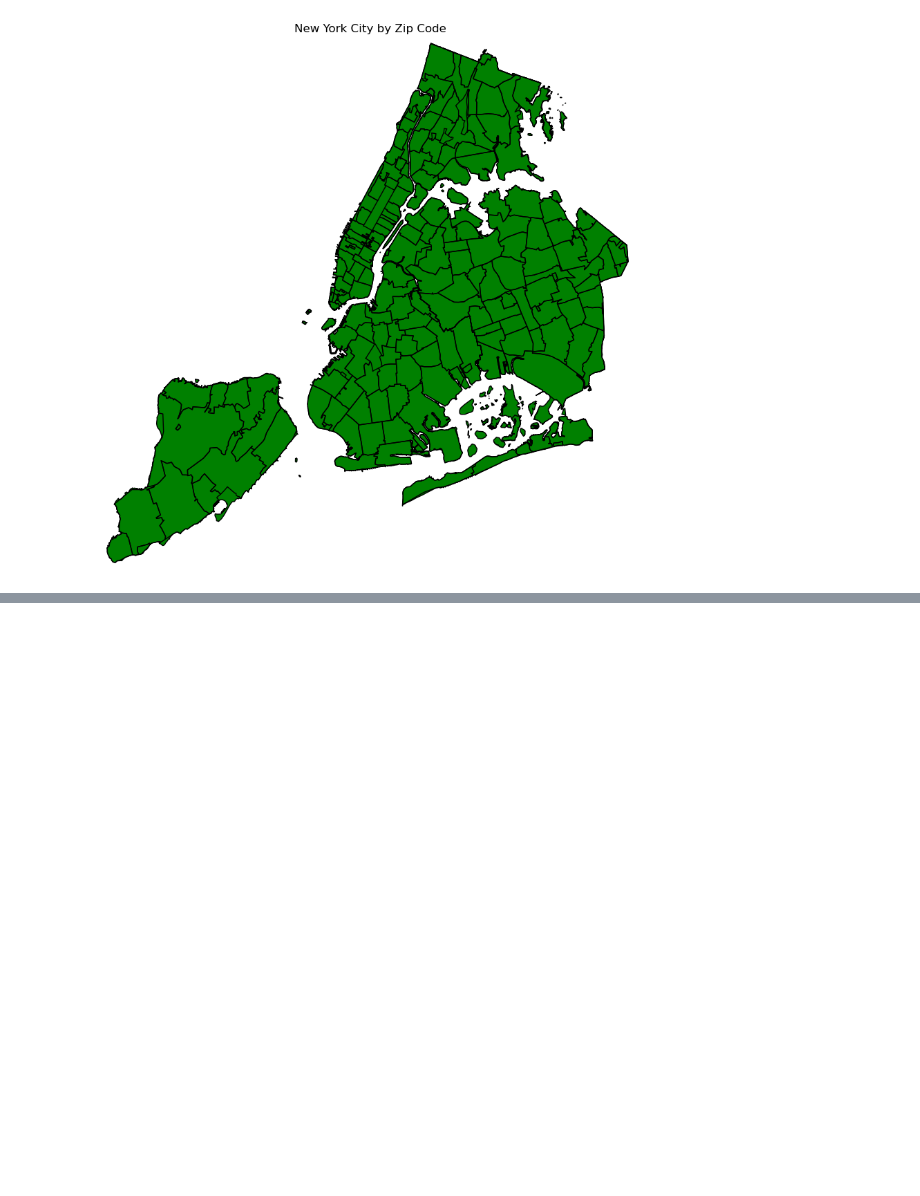
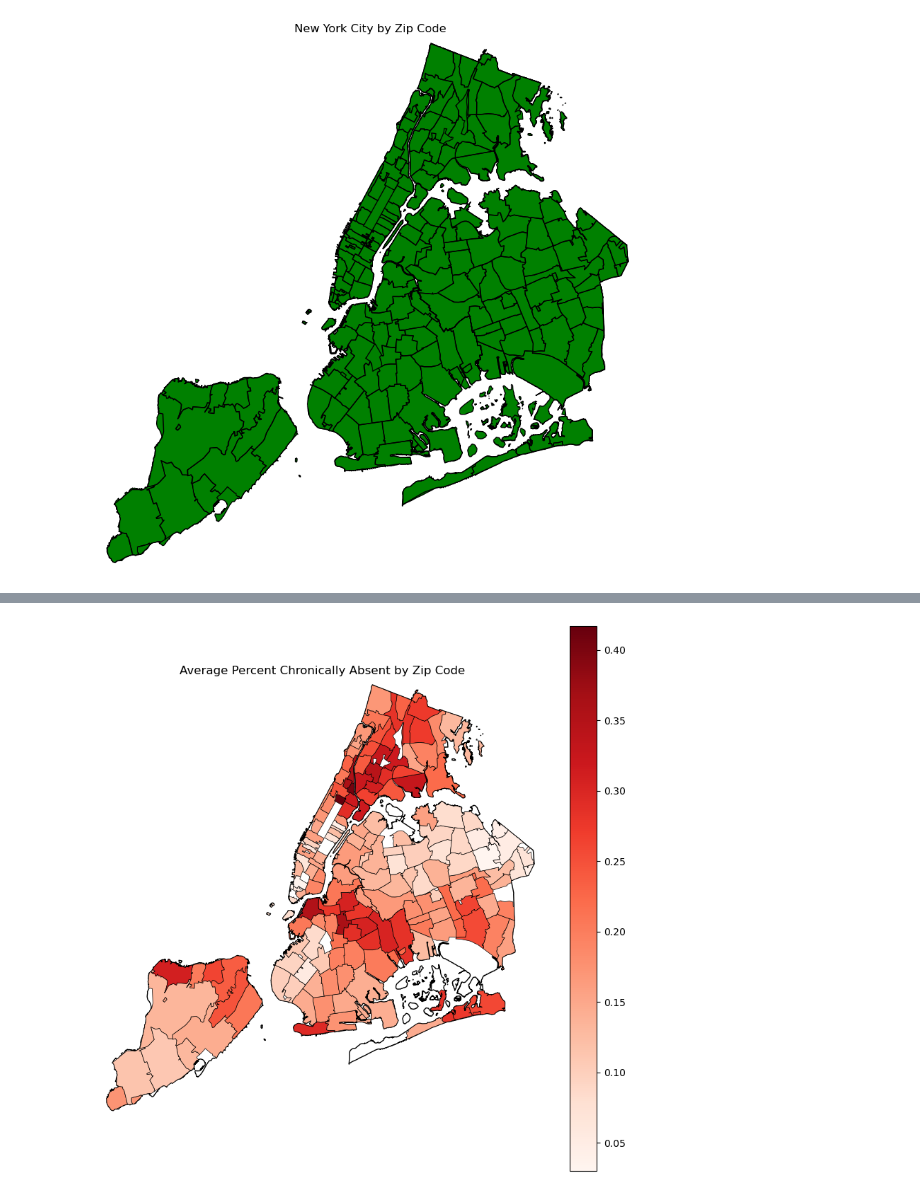
Before and after one commit to akreithen/ECO225-Project, a Jupyter notebook: Why are students absent?.ipynb, the cells around one changed output, grey strips where cells are left out. Drawn from its saved outputs; the diff is of its cells as text; code cells hidden in the pictures; blank space fills up the shorter version.

```diff
--- a/Why are students absent?.ipynb
+++ b/Why are students absent?.ipynb
@@ -396,3 +446,7 @@ plt.ylabel("Latitude")
 plt.show()
 # %% [output]
 [figure]
+# %%
+df["Coordinates"] = list(zip(df.Longitude, df.Latitude))
+df["Coordinates"] = df["Coordinates"].apply(Point)
+df.head()
@@ -398,0 +554,39 @@ plt.show()
+# %%
+# Read in NYC Borough shape files
+nyc_boroughs_url = "https://data.cityofnewyork.us/api/geospatial/tqmj-j8zm?method=export&format=Shapefile"
+nyc_boroughs = gpd.read_file(nyc_boroughs_url)
+nyc_boroughs = nyc_boroughs.rename(columns={'boro_name': 'BoroName'})
+
+# Read in Zip Codes
+zip_df = gpd.read_file("https://www2.census.gov/geo/tiger/GENZ2018/shp/cb_2018_us_zcta510_500k.zip")
+zip_df = zip_df.to_crs(nyc_boroughs.crs)
+
+# Filter to include only NYC zip codes
+nyc_zip_codes = gpd.overlay(zip_df, nyc_boroughs, how='intersection')
+
+# Group by zip code and calculate average percent chronically absent
+zip_code_group = df.groupby("Zip")["Percent of Students Chronically Absent"].mean().reset_index()
+
+# Convert 'Zip' column in zip_code_group to the same data type as 'ZCTA5CE10' column in nyc_zip_codes
+zip_code_group['Zip'] = zip_code_group['Zip'].astype(str)
+
+# Merge dataframes on the appropriate column
+nyc_zip_codes = pd.merge(nyc_zip_codes, zip_code_group, left_on='ZCTA5CE10', right_on='Zip', how='left')
+
+# Plot New York City Map with Zip Codes
+fig, ax = plt.subplots(figsize=(10, 10), facecolor='white')
+nyc_boroughs.plot(ax=ax, edgecolor="black", facecolor='white', linewidth=1)  # Plot boroughs
+nyc_zip_codes.plot(ax=ax, column='Percent of Students Chronically Absent', legend=True, cmap='Reds', edgecolor='black', linewidth=0.5)  # Plot zip codes
+
+# Set the coordinates to show NYC
+ax.set_xlim([-74.26, -73.69])  # Longitude
+ax.set_ylim([40.49, 40.92])    # Latitude
+
+# Remove Axes
+plt.axis("off")
+
+# Adjust plot labels
+plt.title("Average Percent Chronically Absent by Zip Code")
+plt.show()
+# %% [output]
+[figure, added]
```
Also changed, not shown: parts of 21 cells of this notebook.
